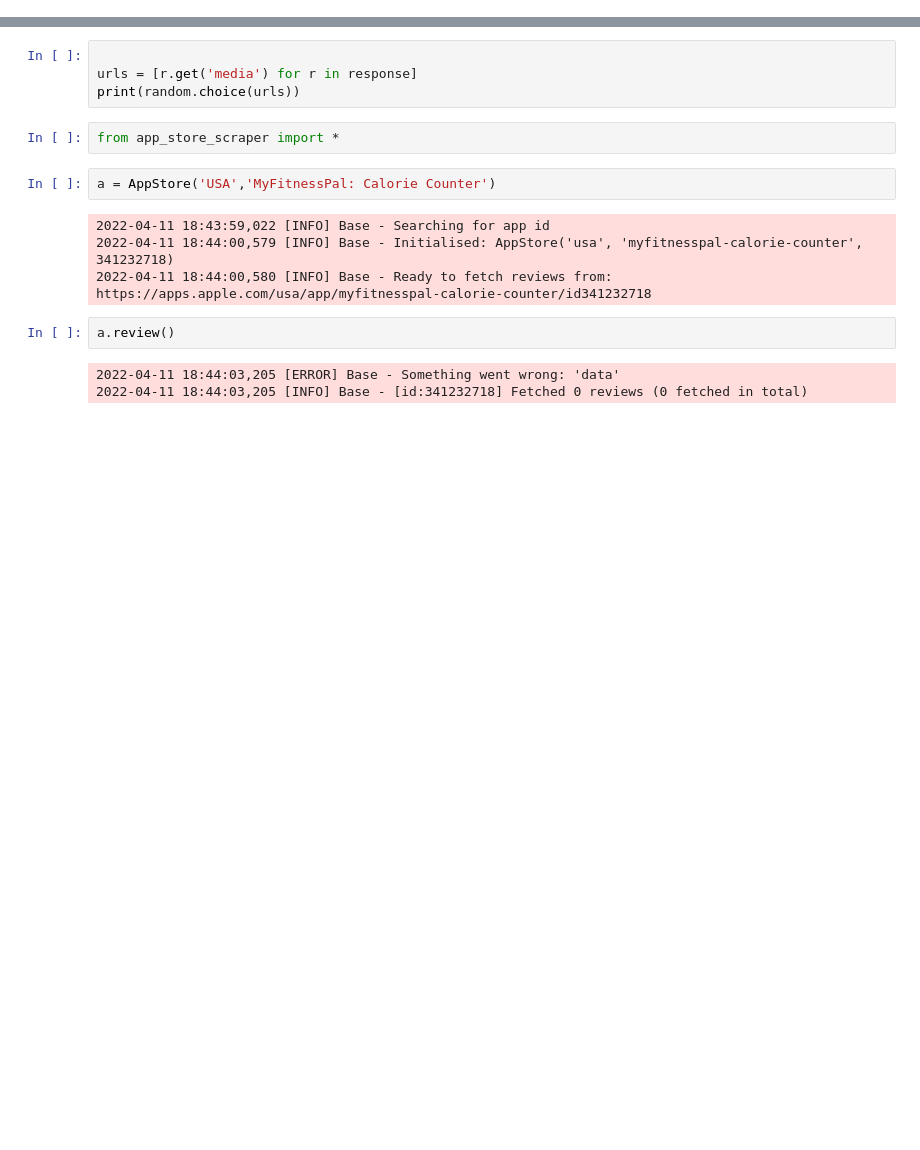
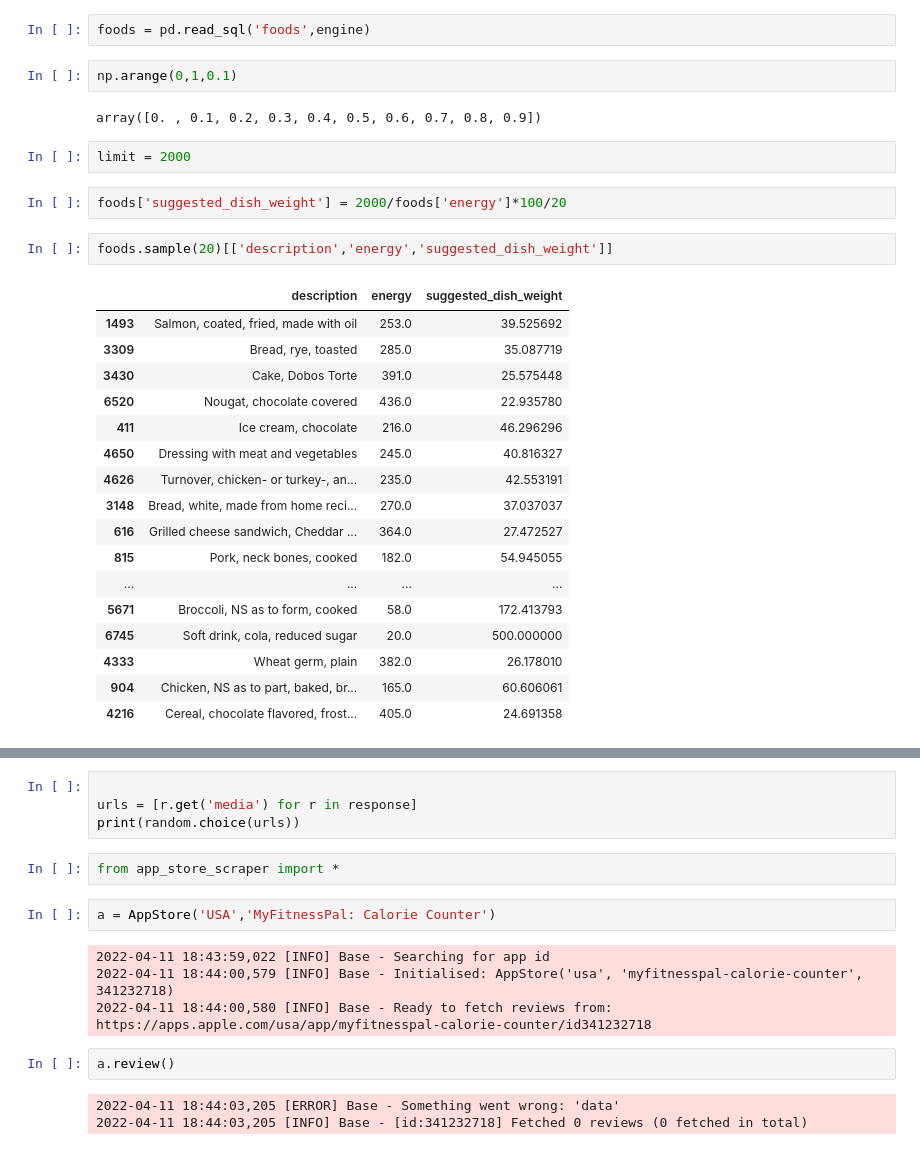
Before and after one commit to DmitriyG228/food, a Jupyter notebook: 0_template copy.ipynb, the cells around one changed output, grey strips where cells are left out. Saved outputs shown, nothing was run; the diff lists cells and outputs as text; blank space fills up the shorter version.

```diff
--- a/0_template copy.ipynb
+++ b/0_template copy.ipynb
@@ -48,0 +16,30 @@ response
+# %%
+foods = pd.read_sql('foods',engine)
+# %%
+np.arange(0,1,0.1)
+# %% [output]
+array([0. , 0.1, 0.2, 0.3, 0.4, 0.5, 0.6, 0.7, 0.8, 0.9])
+# %%
+limit = 2000
+# %%
+foods['suggested_dish_weight'] = 2000/foods['energy']*100/20
+# %%
+foods.sample(20)[['description','energy','suggested_dish_weight']]
+# %% [output]
+|  | description | energy | suggested_dish_weight |
+| 1493 | Salmon, coated, fried, made with oil | 253.0 | 39.525692 |
+| 3309 | Bread, rye, toasted | 285.0 | 35.087719 |
+| 3430 | Cake, Dobos Torte | 391.0 | 25.575448 |
+| 6520 | Nougat, chocolate covered | 436.0 | 22.935780 |
+| 411 | Ice cream, chocolate | 216.0 | 46.296296 |
+| 4650 | Dressing with meat and vegetables | 245.0 | 40.816327 |
+| 4626 | Turnover, chicken- or turkey-, an... | 235.0 | 42.553191 |
+| 3148 | Bread, white, made from home reci... | 270.0 | 37.037037 |
+| 616 | Grilled cheese sandwich, Cheddar ... | 364.0 | 27.472527 |
+| 815 | Pork, neck bones, cooked | 182.0 | 54.945055 |
+| ... | ... | ... | ... |
+| 5671 | Broccoli, NS as to form, cooked | 58.0 | 172.413793 |
+| 6745 | Soft drink, cola, reduced sugar | 20.0 | 500.000000 |
+| 4333 | Wheat germ, plain | 382.0 | 26.178010 |
+| 904 | Chicken, NS as to part, baked, br... | 165.0 | 60.606061 |
+| 4216 | Cereal, chocolate flavored, frost... | 405.0 | 24.691358 |
```
Also changed, not shown: parts of 55 cells of this notebook, 11 other files.
